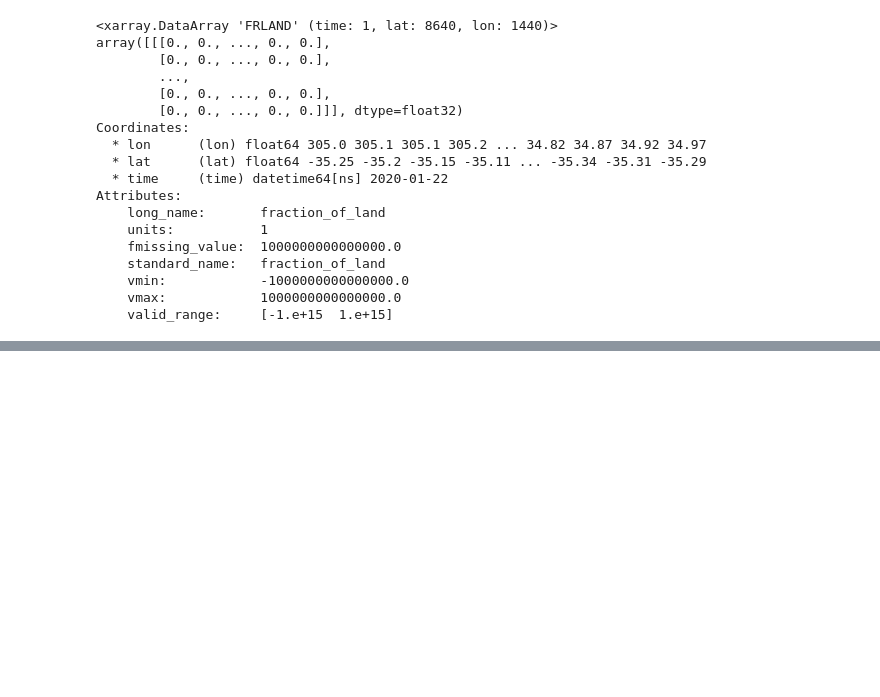
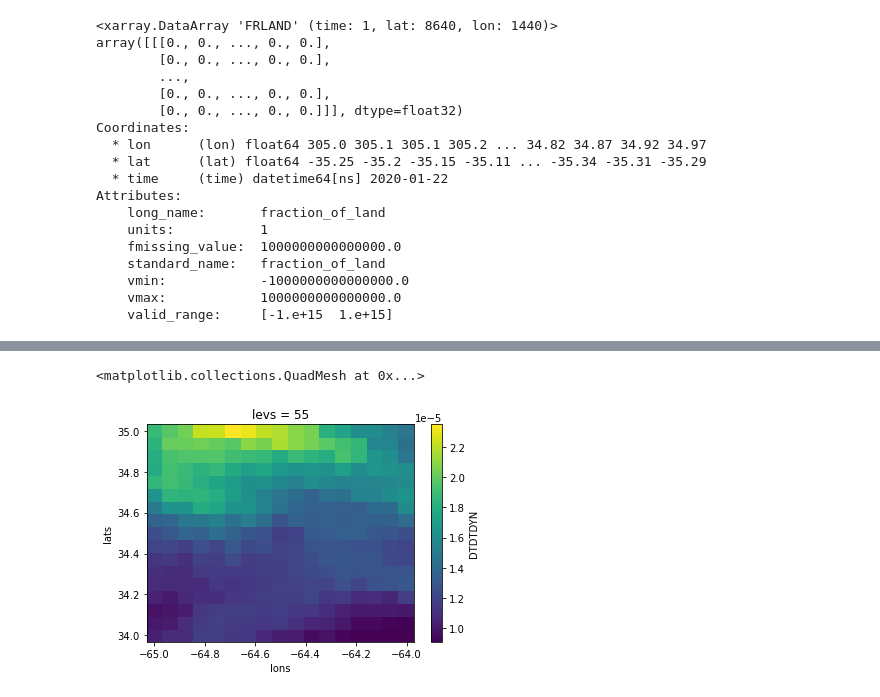
Before and after one commit to avik2007/CoupledOceAtmo, a Jupyter notebook: mit_geos_analysis/notebook15_geosdataanalysis1.ipynb, the cells around one changed output, grey strips where cells are left out. Saved outputs shown, nothing was run; the diff lists cells and outputs as text; code cells hidden in the pictures; blank space fills up the shorter version.

Commit message:
Updates to notebook 15 - final tests to GEOS interpolation, more yet to be added for pulling in hbl terms and stuff like that.

```diff
--- a/mit_geos_analysis/notebook15_geosdataanalysis1.ipynb
+++ b/mit_geos_analysis/notebook15_geosdataanalysis1.ipynb
@@ -1263,3 +1265,7 @@ Attributes:
     vmin:            -1000000000000000.0
     vmax:            1000000000000000.0
     valid_range:     [-1.e+15  1.e+15]
+# %%
+dir = '/nobackup/amondal/NCData/20210928_GEOS_tend_test_LEV/DTDTDYN'
+file = '/DTDTDYN_2020030109.nc'
+test = xr.open_dataset(dir+file)
@@ -1265,0 +1283,6 @@ Attributes:
+# %%
+%matplotlib inline
+test.DTDTDYN.isel(levs=5).plot()
+# %% [output]
+<matplotlib.collections.QuadMesh at 0x...>
+[figure, added]
```
Also changed, not shown: parts of 4 cells of this notebook.
